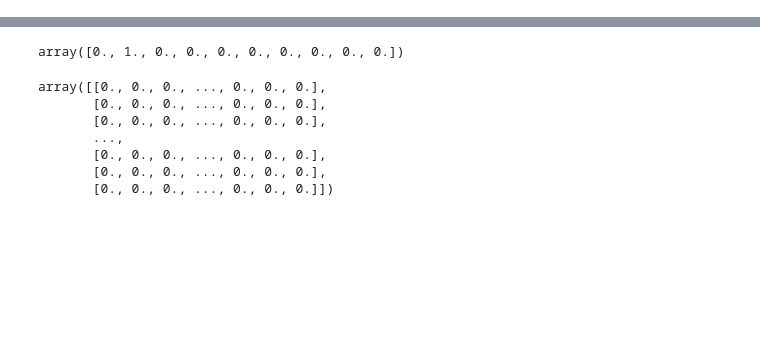
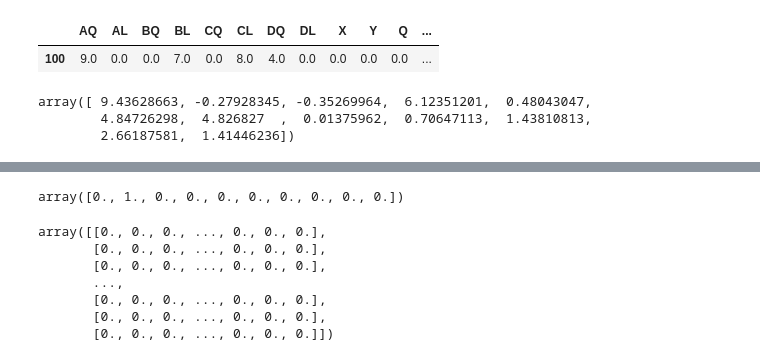
Before and after one commit to maks-tabu/dus_mm, a Jupyter notebook: neural_network.ipynb, the cells around one changed output, grey strips where cells are left out. Saved outputs shown, nothing was run; the diff lists cells and outputs as text; code cells hidden in the pictures; blank space fills up the shorter version.

```diff
--- a/neural_network.ipynb
+++ b/neural_network.ipynb
@@ -29,8 +29,8 @@ for i in glob.glob('data_output*'):
                                    index_col = False, sep='\s+', engine='python', dtype ='float')], ignore_index = 1)
     X = pd.concat([X,pd.read_table(os.path.join('data_input%s.txt' % numb), header = 0, names = columnsX,
                                    index_col = False, sep='\s+', engine='python', dtype ="float")], ignore_index = 1)
-X = X.loc[:100*4+3]
-y = y.loc[:100]
+X = X.loc[:1000*4+3]
+y = y.loc[:1000]
 X = utils.init_in(X)
 y = utils.decomposition(y)
 # %%
@@ -165,9 +177,9 @@ class NN_model():
         return str(len(self.sequential))
 # %%
 dus_mm = NN_model(X.shape[1])
-dus_mm.add(Layer(64, 'relu'))
-dus_mm.add(Layer(64, 'relu'))
-dus_mm.add(Layer(64, 'relu'))
+dus_mm.add(Layer(128, 'relu'))
+dus_mm.add(Layer(128, 'relu'))
+dus_mm.add(Layer(128, 'relu'))
 dus_mm.add(Layer(y.shape[1], 'linear'))
 # %%
 dus_mm.optimize(X, y)
@@ -209,3 +204,14 @@ nan
+# %%
+y.iloc[100:101]
+# %% [output]
+|  | AQ | AL | BQ | BL | CQ | CL | DQ | DL | X | Y | Q | ... |
+| 100 | 9.0 | 0.0 | 0.0 | 7.0 | 0.0 | 8.0 | 4.0 | 0.0 | 0.0 | 0.0 | 0.0 | ... |
+# %%
+dus_mm.feedforward(np.array(X.iloc[100:101]))[:12]
+# %% [output]
+array([ 9.43628663, -0.27928345, -0.35269964,  6.12351201,  0.48043047,
+        4.84726298,  4.826827  ,  0.01375962,  0.70647113,  1.43810813,
+        2.66187581,  1.41446236])
 # %%
 import scipy.io
 mat = scipy.io.loadmat('mnist.mat')
```
Also changed, not shown: parts of 6 cells of this notebook, 3 other files.
